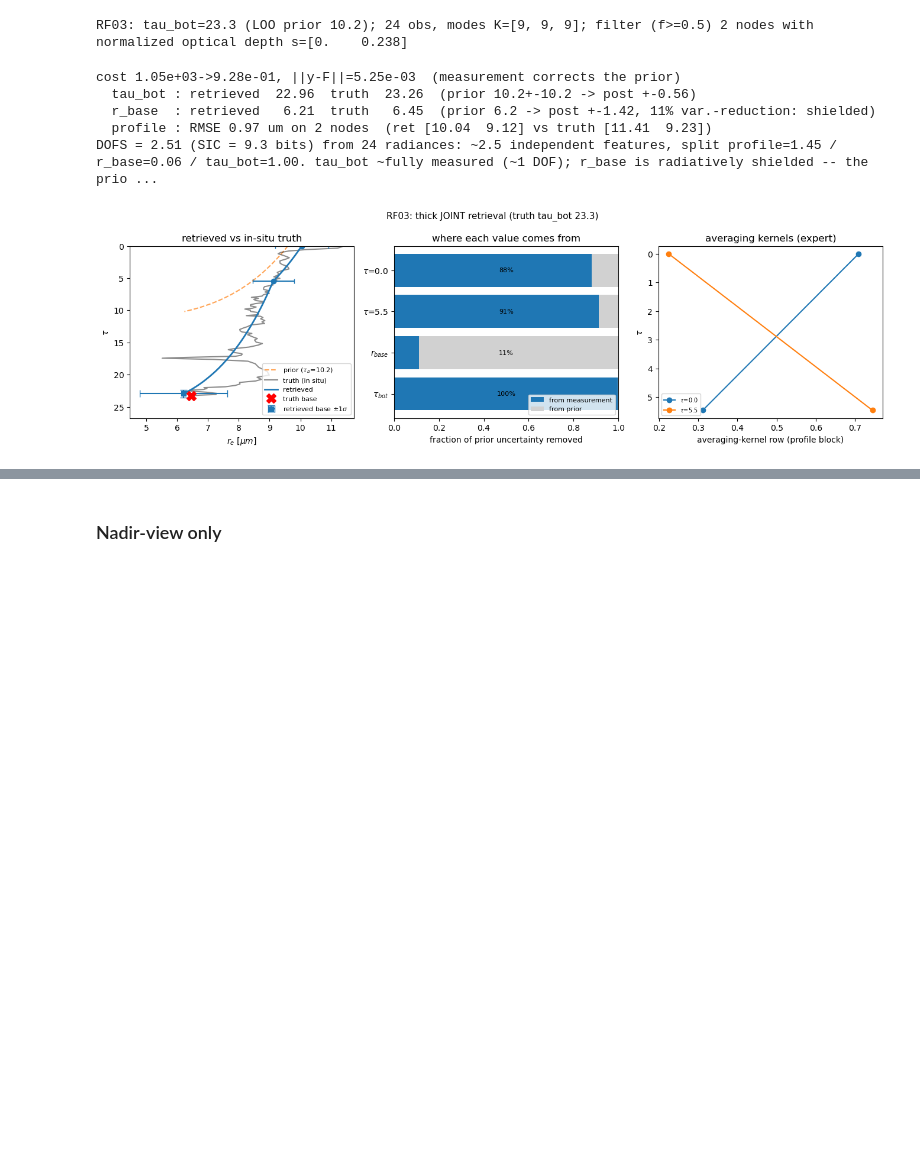
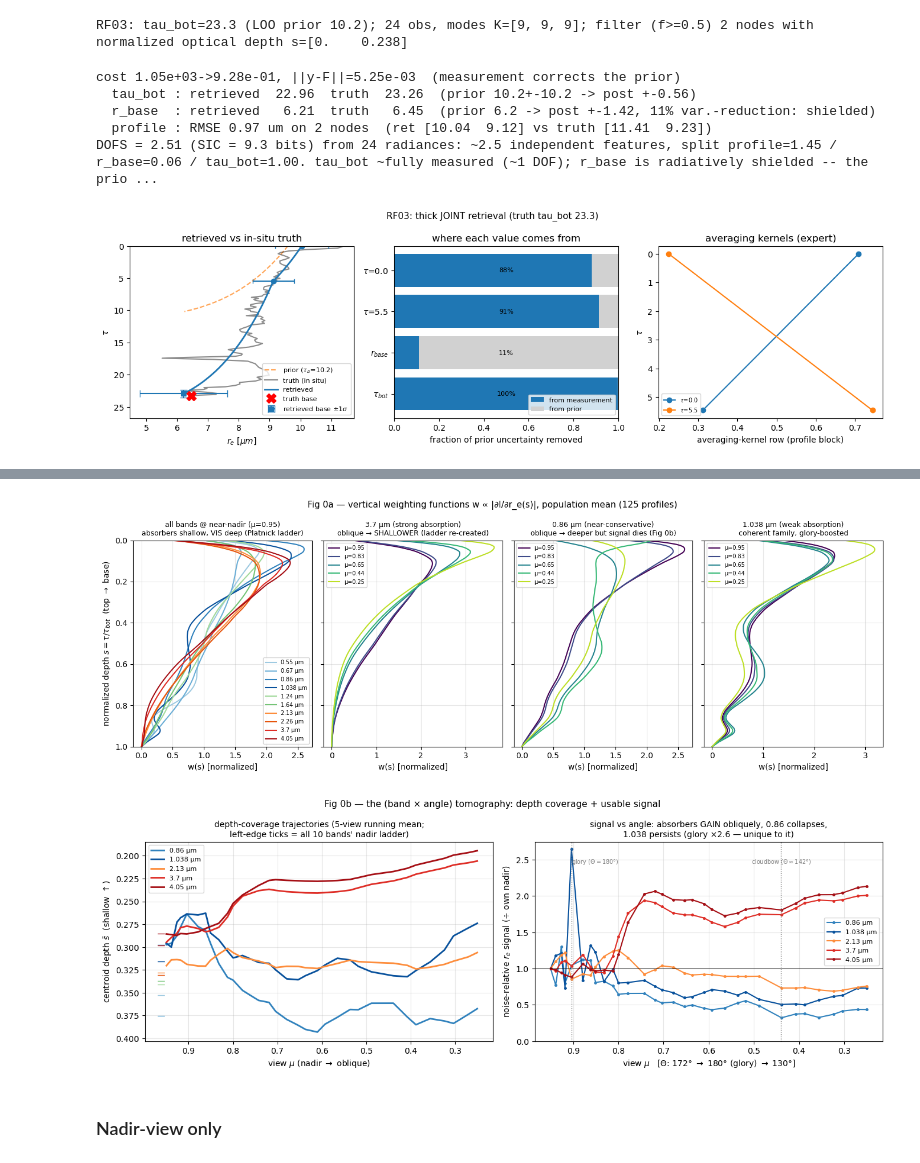
Before and after one commit to dhjx1996/Pythonic-DISORT_inhomogeneous_atmosphere, a Jupyter notebook: docs/riccati_solver_VOCALS_retrieval.ipynb, the cells around one changed output, grey strips where cells are left out. Cells and saved outputs as stored; diff of their text form; code cells hidden in the pictures; blank space fills up the shorter version.

Commit message:
FR results are in and they -- as well as our experiences from the run -- have been thoroughly analyzed. IC results have also been renewed, though differences there are minimal.

```diff
--- a/docs/riccati_solver_VOCALS_retrieval.ipynb
+++ b/docs/riccati_solver_VOCALS_retrieval.ipynb
@@ -767,3 +827,71 @@ No band order is baked into the workers; the band-addition order is **data-greed
+# %%
+# Fig 0a/0b - penetration-depth weighting functions w(s) ∝ |∂I/∂r_e(s)| (Platnick-2000/BP2025-Fig-1
+# analogs + the angular axis), from the cached IC Jacobians (penetration_depth.npz; no forward solves).
+import numpy as np
+from pathlib import Path
+import matplotlib.pyplot as plt
+_cr = next(c for c in [Path.cwd()/'cached_results', Path.cwd()/'docs'/'cached_results',
+                       Path.cwd().parent/'docs'/'cached_results']
+           if (c/'penetration_depth.npz').exists())
+zP = np.load(_cr/'penetration_depth.npz')
+SG, wPop, cenP, ampP, muV, Bp = zP['SG'], zP['w_pop'], zP['centroid'], zP['amp_rel'], zP['view_mu'], zP['bands']
+BLp = [f'{b:g}' for b in Bp]
+CB = {0:'#9ecae1',1:'#6baed6',2:'#3182bd',3:'#08519c',4:'#a1d99b',   # blues = near-conservative,
+      5:'#74c476',6:'#fd8d3c',7:'#e6550d',8:'#de2d26',9:'#a50f15'}   # greens/oranges = SWIR, reds = absorbers
+
+# --- Fig 0a: w(s) population mean; spectral ladder at nadir + the angular family of 3 key bands
+fig, ax = plt.subplots(1, 4, figsize=(14, 5), sharey=True)
+for b in range(10):
+    ax[0].plot(wPop[b, 0], SG, color=CB[b], label=f'{BLp[b]} µm')
+ax[0].legend(fontsize=7, loc='lower right')
+ax[0].set_title('all bands @ near-nadir (µ=0.95)\nabsorbers shallow, VIS deep (Platnick ladder)', fontsize=9)
+vsel = [0, 8, 16, 24, 31]
+vc = plt.cm.viridis(np.linspace(0, 0.9, len(vsel)))
+for j, (bi, ttl) in enumerate([(8, '3.7 µm (strong absorption)\noblique → SHALLOWER (ladder re-created)'),
+                               (2, '0.86 µm (near-conservative)\noblique → deeper but signal dies (Fig 0b)'),
+                               (3, '1.038 µm (weak absorption)\ncoherent family, glory-boosted')]):
+    for k, v in enumerate(vsel):
+        ax[j + 1].plot(wPop[bi, v], SG, color=vc[k], label=f'µ={muV[v]:.2f}')
+    ax[j + 1].set_title(ttl, fontsize=9); ax[j + 1].legend(fontsize=7)
+for a in ax:
+    a.set_ylim(1, 0); a.grid(alpha=.3); a.set_xlabel('w(s) [normalized]')
+ax[0].set_ylabel(r'normalized depth $s=\tau/\tau_{bot}$  (top $\to$ base)')
+fig.suptitle('Fig 0a — vertical weighting functions w ∝ |∂I/∂r_e(s)|, population mean (125 profiles)', fontsize=11)
+fig.tight_layout(); plt.show()
+
+# --- Fig 0b: (band × angle) depth-coverage trajectories + noise-relative signal magnitude
+def _smooth(y, k=5):                       # running mean for DISPLAY (per-view centroids jitter ±0.02)
+    pad = k // 2
+    ye = np.r_[np.repeat(y[0], pad), y, np.repeat(y[-1], pad)]
+    return np.convolve(ye, np.ones(k) / k, mode='valid')
+
+KEY = [2, 3, 6, 8, 9]                      # 0.86, 1.038, 2.13, 3.7, 4.05
+fig, ax = plt.subplots(1, 2, figsize=(13.5, 4.8))
+for b in range(10):                        # left-edge ticks: the full nadir spectral ladder
+    ax[0].plot([muV[0] + 0.012], [cenP[b, 0]], marker='_', ms=9, color=CB[b], clip_on=False)
+for b in KEY:
+    ax[0].plot(muV, _smooth(cenP[b]), color=CB[b], lw=2, label=f'{BLp[b]} µm')
+ax[0].invert_xaxis(); ax[0].invert_yaxis()
+ax[0].set(xlabel=r'view $\mu$ (nadir $\to$ oblique)', ylabel=r'centroid depth $\bar{s}$  (shallow $\uparrow$)')
+ax[0].set_title('depth-coverage trajectories (5-view running mean;\nleft-edge ticks = all 10 bands\' nadir ladder)',
+                fontsize=10)
+ax[0].grid(alpha=.3); ax[0].legend(fontsize=8)
+for b in KEY:
+    ax[1].plot(muV, ampP[b], 'o-', ms=2.5, color=CB[b], label=f'{BLp[b]} µm')
+ax[1].invert_xaxis(); ax[1].axhline(1, color='k', lw=.7)
+for mval, lab, ha in [(0.904, 'glory ($\\Theta{=}180°$)', 'left'), (0.44, 'cloudbow ($\\Theta{\\approx}142°$)', 'center')]:
+    ax[1].axvline(mval, color='gray', ls=':', lw=1)
+    ax[1].text(mval, 2.45, lab, fontsize=7, ha=ha, color='gray')
+ax[1].set(xlabel=r'view $\mu$   [$\Theta$: 172° $\to$ 180° (glory) $\to$ 130°]',
+          ylabel='noise-relative $r_e$ signal (÷ own nadir)', ylim=(0, 2.75))
+ax[1].set_title('signal vs angle: absorbers GAIN obliquely, 0.86 collapses,\n1.038 persists (glory ×2.6 — unique to it)',
+                fontsize=10)
+ax[1].grid(alpha=.3); ax[1].legend(fontsize=8)
+fig.suptitle('Fig 0b — the (band × angle) tomography: depth coverage + usable signal', fontsize=11)
+fig.tight_layout(); plt.show()
+# %% [output]
+[figure, added]
+[figure, added]
 # %% [markdown]
 ### Nadir-view only
 # %%
```
Also changed, not shown: parts of 44 cells of this notebook, 21 other files.
